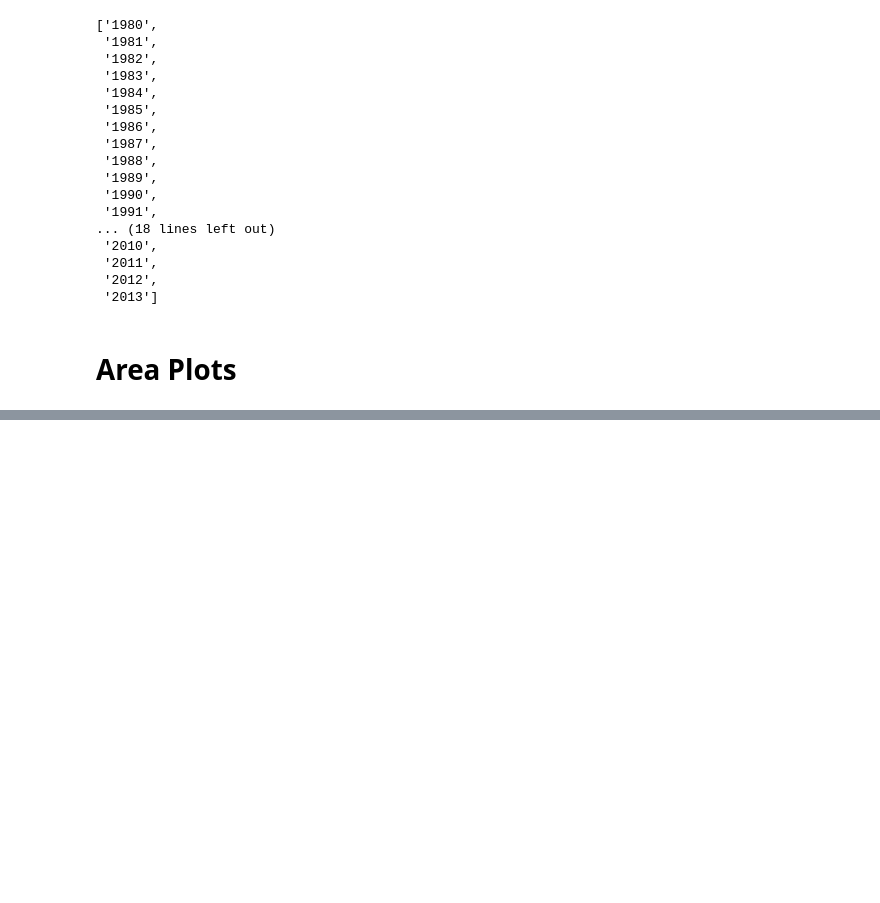
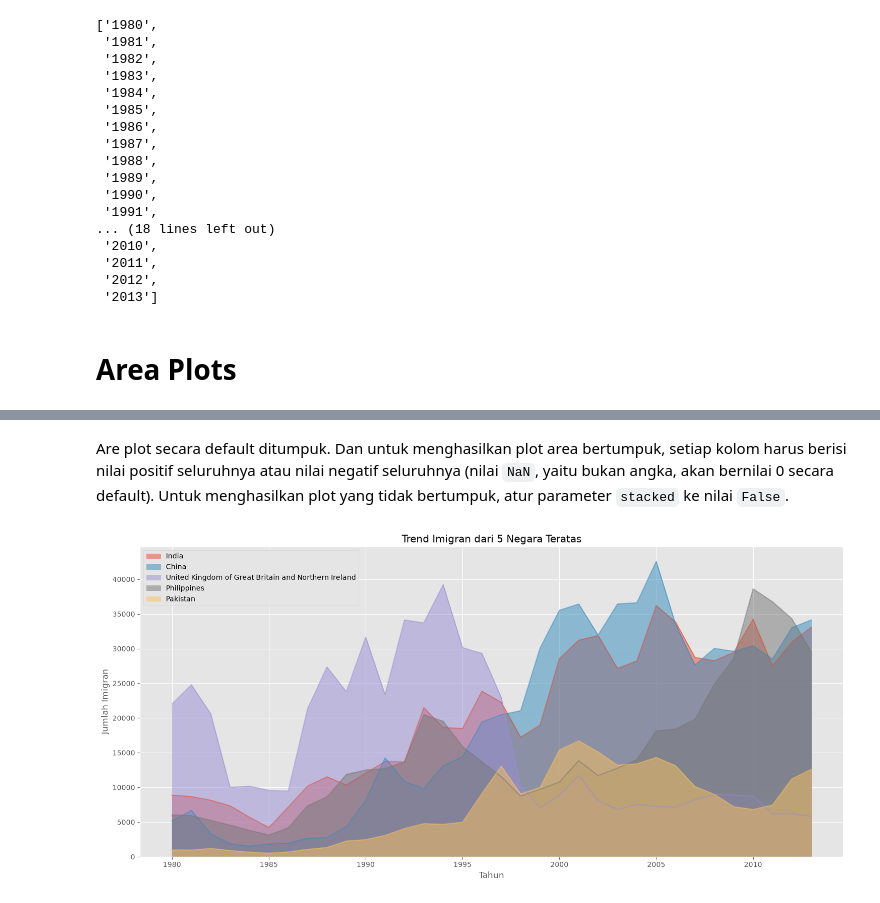
Before and after one commit to jagadhita28/ibm-data-visualization-python, a Jupyter notebook: module-2-basic-specialized-tools/notebooks/01_basic_visualization_tools.ipynb, the cells around one changed output, grey strips where cells are left out. Saved outputs shown, nothing was run; the diff lists cells and outputs as text; code cells hidden in the pictures; blank space fills up the shorter version.

Commit message:
Add module 2: penggunaan area plot dengan layer script & artist

```diff
--- a/module-2-basic-specialized-tools/notebooks/01_basic_visualization_tools.ipynb
+++ b/module-2-basic-specialized-tools/notebooks/01_basic_visualization_tools.ipynb
@@ -113,0 +116,11 @@ In the last module, we created a line plot that visualized the top 5 countries t
+# %%
+df_canada.sort_values("Total", ascending=False, axis=0, inplace=True)
+
+# Buat dataframe imigran dari 5 negara teratas
+df_top5 = df_canada.head()
+
+# Transpose dataframe agar indeksnya dari rentang tahun
+df_top5 = df_top5[years].transpose()
+
+# Cek hasil df_top5
+df_top5.head()
@@ -113,0 +134,19 @@ In the last module, we created a line plot that visualized the top 5 countries t
+# %% [markdown]
+Are plot secara default ditumpuk. Dan untuk menghasilkan plot area bertumpuk, setiap kolom harus berisi nilai positif seluruhnya atau nilai negatif seluruhnya (nilai `NaN`, yaitu bukan angka, akan bernilai 0 secara default). Untuk menghasilkan plot yang tidak bertumpuk, atur parameter `stacked` ke nilai `False`.
+# %%
+# Mari kita ubah nilai indeks df_top5 menjadi tipe integer untuk keperluan plotting.
+df_top5.index = df_top5.index.map(int)
+
+df_top5.plot(kind="area",
+             stacked=False,
+            figsize=(18, 8))
+
+plt.title("Trend Imigran dari 5 Negara Teratas")
+plt.ylabel("Jumlah Imigran")
+plt.xlabel("Tahun")
+
+plt.savefig("../outputs/area_plot_imigrasi_teratas.png",
+           dpi=200, bbox_inches="tight")
+plt.show()
+# %% [output]
+[figure, added]
```
Also changed, not shown: parts of 13 cells of this notebook, 3 other files.
